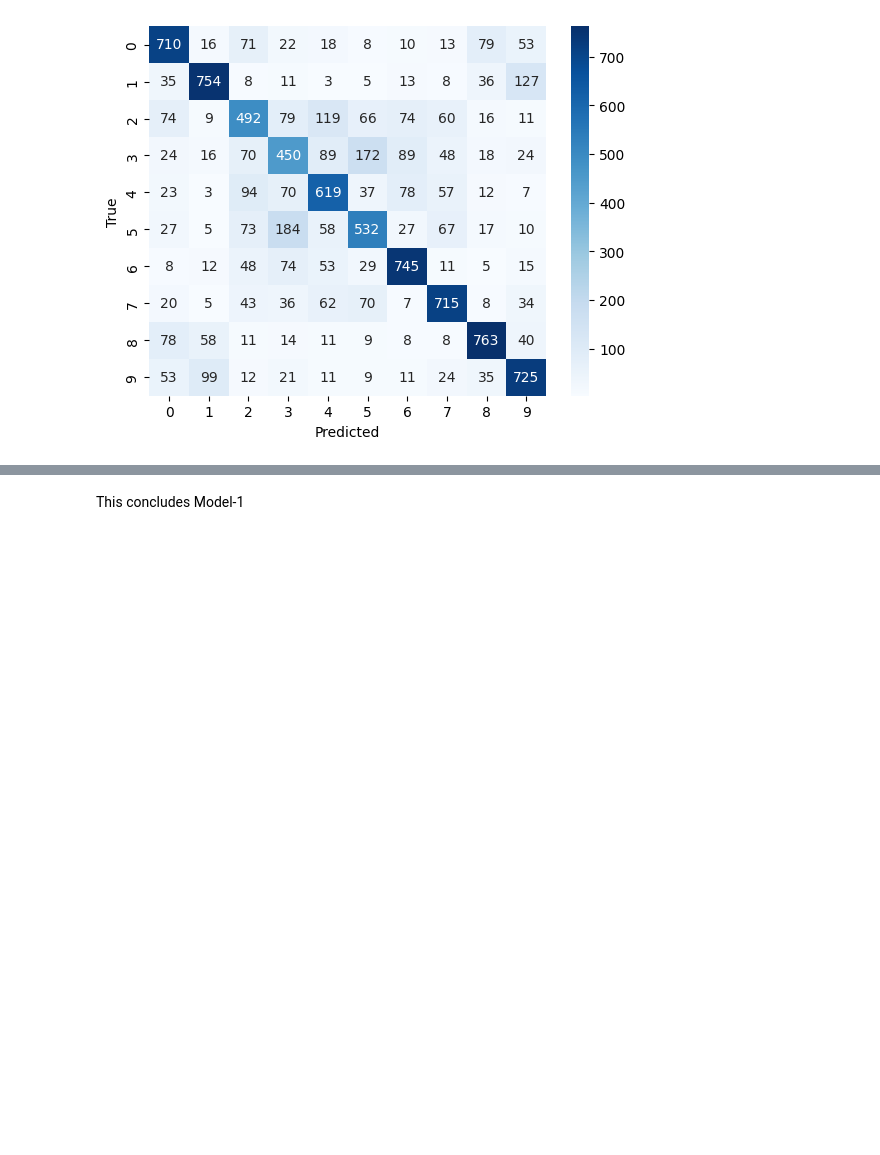
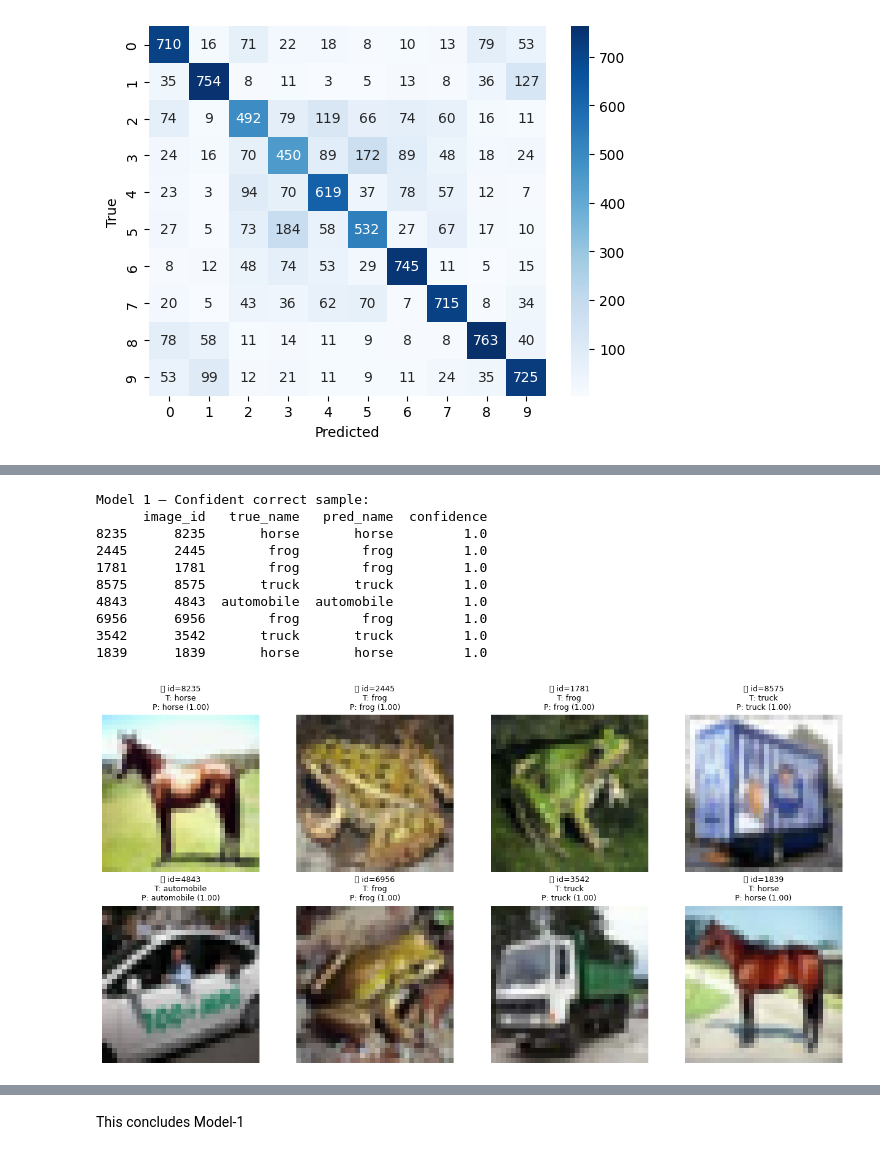
Before and after one commit to benhuntdev/ironhack_2026_cnn_group1, a Jupyter notebook: code/model1.ipynb, the cells around one changed output, grey strips where cells are left out. Cells and saved outputs as stored; diff of their text form; code cells hidden in the pictures; blank space fills up the shorter version.

```diff
--- a/code/model1.ipynb
+++ b/code/model1.ipynb
@@ -295,0 +360,48 @@ Validation loss: 1.0561672449111938
+# %%
+import matplotlib.pyplot as plt
+import math
+
+def show_images_by_ids(ids, x_data, results_df, n=8):
+    ids = list(ids)[:n]
+    cols = 4
+    rows = math.ceil(n / cols)
+
+    plt.figure(figsize=(cols * 3.2, rows * 3.2))
+
+    for i, img_id in enumerate(ids):
+        row = results_df.loc[results_df["image_id"] == img_id].iloc[0]
+
+        ax = plt.subplot(rows, cols, i + 1)
+        plt.imshow(x_data[img_id])
+        plt.axis("off")
+
+        status = "✅" if row["correct"] else "❌"
+        ax.set_title(
+            f"{status} id={img_id}\n"
+            f"T: {row['true_name']}\n"
+            f"P: {row['pred_name']} ({row['confidence']:.2f})",
+            fontsize=9
+        )
+
+    plt.tight_layout()
+    plt.show()
+# %%
+correct1 = results1[results1["correct"] == True].sort_values("confidence", ascending=False)
+ids_confident_correct1 = correct1.head(8)["image_id"]
+
+print("Model 1 — Confident correct sample:")
+print(correct1.head(8)[["image_id","true_name","pred_name","confidence"]])
+
+show_images_by_ids(ids_confident_correct1, x_test, results1, n=8)
+# %% [output]
+Model 1 — Confident correct sample:
+      image_id   true_name   pred_name  confidence
+8235      8235       horse       horse         1.0
+2445      2445        frog        frog         1.0
+1781      1781        frog        frog         1.0
+8575      8575       truck       truck         1.0
+4843      4843  automobile  automobile         1.0
+6956      6956        frog        frog         1.0
+3542      3542       truck       truck         1.0
+1839      1839       horse       horse         1.0
+[figure, added]
```
Also changed, not shown: parts of 12 cells of this notebook.
